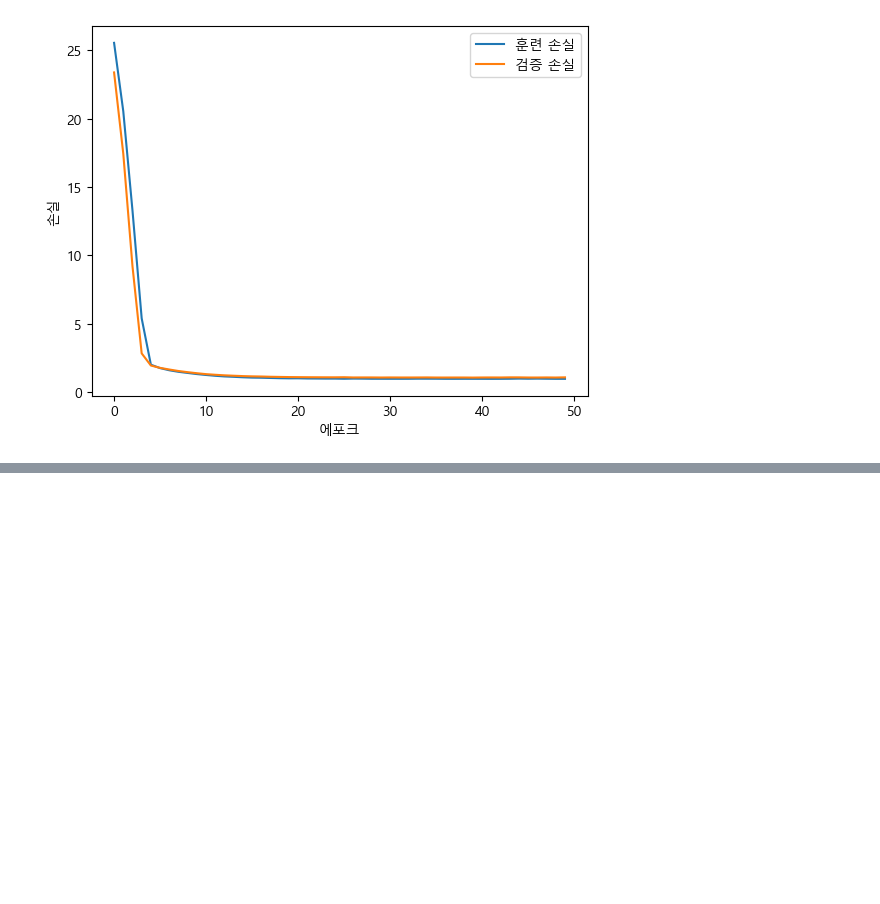
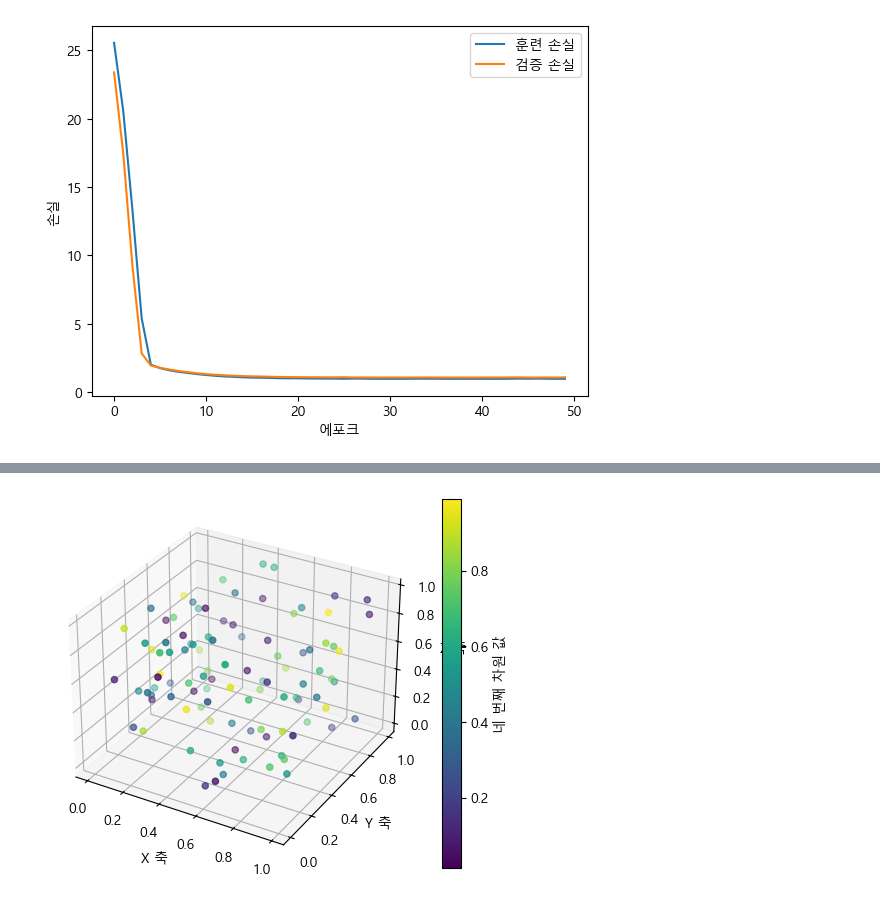
Before and after one commit to jinwoo123456/aipm-python, a Jupyter notebook: colab-deaprunning/xor.ipynb, the cells around one changed output, grey strips where cells are left out. Drawn from its saved outputs; the diff is of its cells as text; code cells hidden in the pictures; blank space fills up the shorter version.

```diff
--- a/colab-deaprunning/xor.ipynb
+++ b/colab-deaprunning/xor.ipynb
@@ -168,0 +172,35 @@ plt.show()
+# %%
+#4차원
+import numpy as np
+import matplotlib.pyplot as plt
+from mpl_toolkits.mplot3d import Axes3D
+
+# 4차원 데이터 생성 (3개의 공간 차원과 1개의 값 차원)
+np.random.seed(42)
+X = np.random.rand(100, 3)  # 100개의 샘플, 3개의 특성 (X, Y, Z)
+C = np.random.rand(100)     # 네 번째 차원 (값)
+
+# 3차원 산점도 시각화
+fig = plt.figure()
+ax = fig.add_subplot(111, projection='3d')
+
+# X, Y, Z 좌표
+x_coords = X[:, 0]
+y_coords = X[:, 1]
+z_coords = X[:, 2]
+
+# 산점도 그리기 (네 번째 차원 C를 색상으로 표현)
+sc = ax.scatter(x_coords, y_coords, z_coords, c=C, cmap='viridis')
+
+# 컬러바 추가 (색상의 범위를 표시)
+cbar = plt.colorbar(sc)
+cbar.set_label('네 번째 차원 값')
+
+# 축 레이블 설정
+ax.set_xlabel('X 축')
+ax.set_ylabel('Y 축')
+ax.set_zlabel('Z 축')
+
+plt.show()
+# %% [output]
+[figure, added]
```
Also changed, not shown: parts of 4 cells of this notebook, 13 other files.
